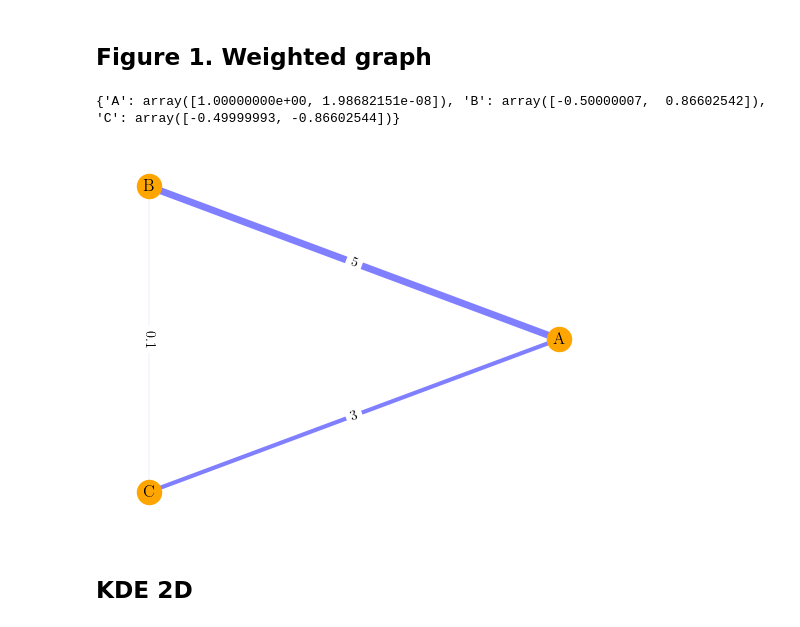
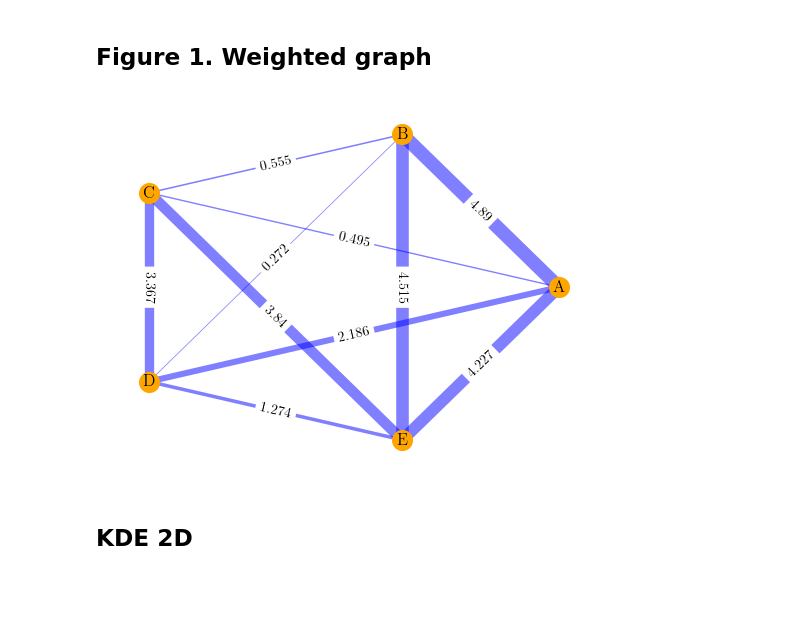
Before and after one commit to aysuvorov/aysuvorov.github.io, a Jupyter notebook: docs/pages/networks/paren_syn_corr_guide/images.ipynb, the cells around one changed output. Cells and saved outputs as stored; diff of their text form; code cells hidden in the pictures; blank space fills up the shorter version.

```diff
--- a/docs/pages/networks/paren_syn_corr_guide/images.ipynb
+++ b/docs/pages/networks/paren_syn_corr_guide/images.ipynb
@@ -88,38 +194,44 @@ plt.show()
 # %% [markdown]
 ## Figure 1. Weighted graph
 # %%
+nodes_lst = ['A','B','C','D','E'] # ['A','B','C','D','E','F','G']
+edges_lst = [x for x in combinations(nodes_lst, 2)]
+np.random.seed(45)
+edge_weights = np.round([x for x in np.abs(np.random.uniform(-5, 5, len(edges_lst)))],3)
+
 G = nx.Graph()
 
-G.add_edge("A", "B", weight=5)
-G.add_edge("A", "C", weight=3)
-G.add_edge("B", "C", weight=0.1)
-
-pos = nx.circular_layout(G)
-print(pos)
+for edge, edge_w in zip(edges_lst, edge_weights):
+    G.add_edge(edge[0], edge[1], weight=edge_w)
 
 edge_labels = dict([((n1, n2), d['weight']) for
     n1, n2, d in G.edges(data=True)])
+
+pos = nx.circular_layout(G)
 
 degree_dict = dict(G.degree(weight='weight'))
 
 plt.figure()
 plt.box(False)
 
-nx.draw_networkx_nodes(G, pos, node_color = 'orange')
+nx.draw_networkx_nodes(G, pos, node_color = 'orange',
+    node_size = 200)
 nx.draw_networkx_labels(G, pos)
 
 for edge in G.edges(data='weight'):
-    nx.draw_networkx_edges(G, pos, edgelist=[edge], width=edge[2],
-    alpha=0.5, edge_color="b")
+        nx.draw_networkx_edges(G, pos, edgelist=[edge], width=edge[2]*2,
+        alpha=0.5, edge_color="b")
 
-nx.draw_networkx_edge_labels(G, pos, edge_labels=edge_labels, label_pos=0.5)
+nx.draw_networkx_edge_labels(G, pos, edge_labels=edge_labels,
+    label_pos=.5)
 
-plt.savefig('./images/1-weighted-graph.png', bbox_inches="tight",
+
+plt.savefig('./images/weighted-full-graph.png', bbox_inches="tight",
     transparent=False, edgecolor = 'white', dpi = 300)
+
 plt.show()
 # %% [output]
-{'A': array([1.00000000e+00, 1.98682151e-08]), 'B': array([-0.50000007,  0.86602542]), 'C': array([-0.49999993, -0.86602544])}
-[figure, old version]
+[figure, new version]
 # %% [markdown]
 ## KDE 2D
 # %%
```
Also changed, not shown: parts of 5 cells of this notebook, 5 other files.
